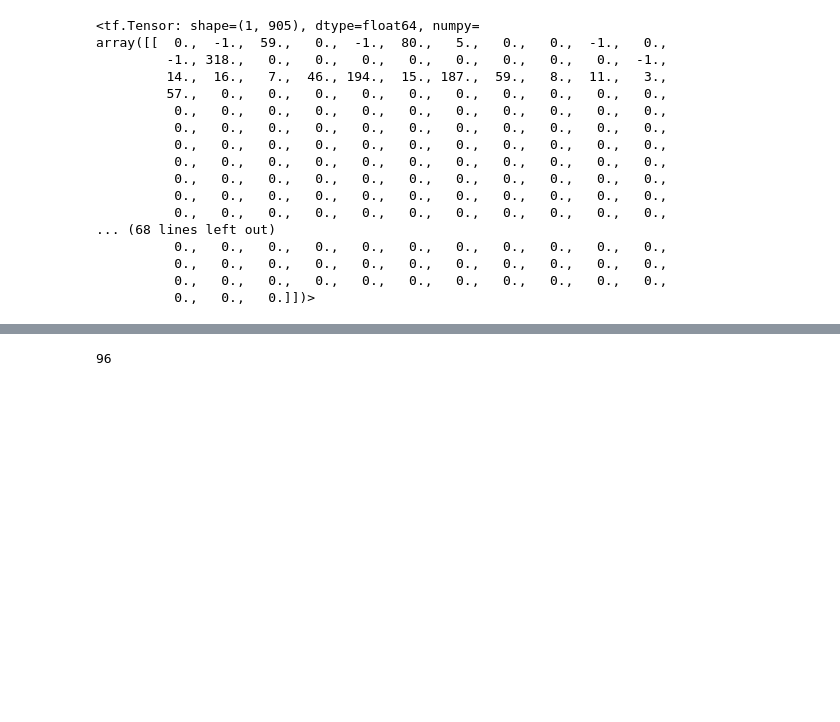
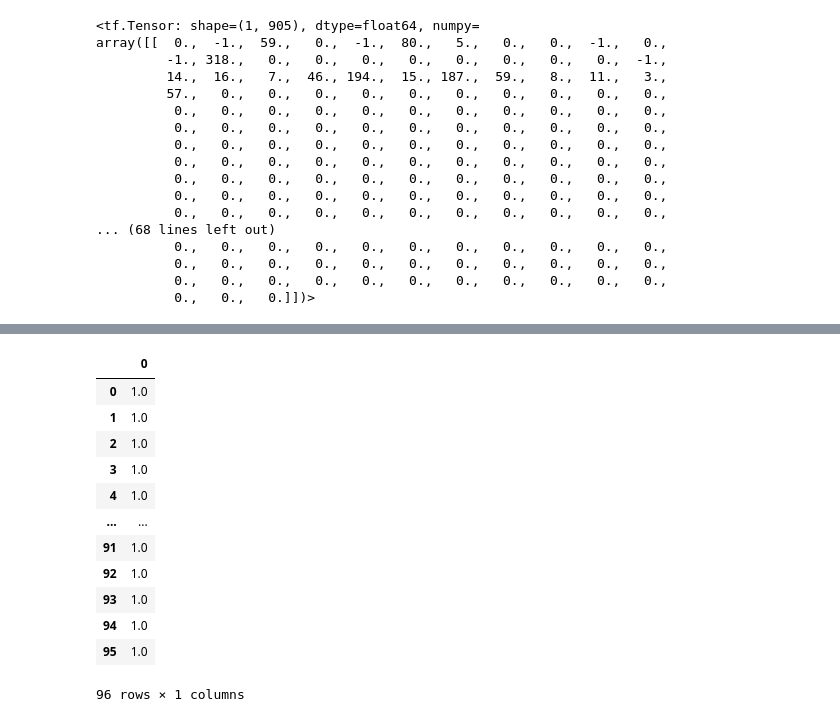
Before and after one commit to X99S5/Transformer_Based_Yugioh_Comparator_Model, a Jupyter notebook: Main.ipynb, the cells around one changed output, grey strips where cells are left out. Cells and saved outputs as stored; diff of their text form; code cells hidden in the pictures; blank space fills up the shorter version.

Commit message:
Testing model with more data

```diff
--- a/Main.ipynb
+++ b/Main.ipynb
@@ -414,7 +414,7 @@ class FinalFeedForward(tf.keras.layers.Layer):
       tf.keras.layers.Dense(50, activation='relu'),
       tf.keras.layers.Dense(25, activation='relu'),
       tf.keras.layers.Dropout(dropout_rate),
-      tf.keras.layers.Dense(1 , activation='softmax')
+      tf.keras.layers.Dense(1 , activation='sigmoid')
 
     ])
 
@@ -464,8 +464,8 @@ def Train_Gen():
     seti0 = [i[0] for i in Training_Validation_Dataset]
     seti1 = [i[1] for i in Training_Validation_Dataset]
     seti2 = [i[2] for i in Training_Validation_Dataset]
-    for _ in range(330):
-        r_int = random.randint(0 , 200)
+    for _ in range(2000):
+        r_int = random.randint(0 , 700)
         train_seti0 = tf.convert_to_tensor(seti0[r_int:r_int+30])
         train_seti1 = tf.convert_to_tensor(seti1[r_int:r_int+30])
         train_seti2 = tf.convert_to_tensor(seti2[r_int:r_int+30])
@@ -477,7 +477,7 @@ def Val_Gen():
     seti1 = [i[1] for i in Training_Validation_Dataset]
     seti2 = [i[2] for i in Training_Validation_Dataset]
     for _ in range(330):
-        r_int = random.randint(230 , 400)
+        r_int = random.randint(730 , 830)
         val_seti0 = tf.convert_to_tensor(seti0[r_int:r_int+50])
         val_seti1 = tf.convert_to_tensor(seti1[r_int:r_int+50])
         val_seti2 = tf.convert_to_tensor(seti2[r_int:r_int+50])
@@ -497,19 +497,33 @@ def Experimentation_Gen():
         exp_seti2 = tf.convert_to_tensor(seti2[r_int:r_int+1])
 
         yield (exp_seti0,exp_seti1), exp_seti2
+
+def Experimentation_Gen2():
+    seti0 = [i[0] for i in Training_Validation_Dataset]
+    seti1 = [i[1] for i in Training_Validation_Dataset]
+    seti2 = [i[2] for i in Training_Validation_Dataset]
+
+    for _ in range(len(Training_Validation_Dataset)):
+        # For some reason i doesnt iterate and gets stuck at 0 , so had to use random int
+        r_int = random.randint(0 , 90)
+        exp_seti0 = tf.convert_to_tensor(seti0[r_int:r_int+1])
+        exp_seti1 = tf.convert_to_tensor(seti1[r_int:r_int+1])
+        exp_seti2 = tf.convert_to_tensor(seti2[r_int:r_int+1])
+
+        yield (exp_seti0,exp_seti1), exp_seti2
 # %%
 #Testing accuracy is much higher than training accuracy. This is due to dropouts causing lower accuracy during training but giving a more robust model when testing
-Model = FullModel(100 , 12647 , 1000 , 0.1 , 2)
+Model = FullModel(100 , 12647 , 1000 , 0.3 , 2)
 
 learning_rate = CustomSchedule(d_model = 100)
 
 optimizer = tf.keras.optimizers.Adam(learning_rate, beta_1=0.9, beta_2=0.98, epsilon=1e-9)
 
 Model.compile(
-    loss= tf.keras.losses.BinaryCrossentropy(from_logits=True),
+    loss= tf.keras.losses.BinaryCrossentropy(),
     optimizer=optimizer,
     metrics= 'accuracy' )
 
-history = Model.fit(Train_Gen() , epochs=30,
+history = Model.fit(Train_Gen() , epochs=20,
                                validation_data = Val_Gen()  , steps_per_epoch=10 , batch_size=30 , validation_steps=10 , validation_batch_size=50)
 # %% [output]
@@ -546,4 +578,16 @@ print(count/len(pred))
-# %%
-len(pred)
-# %% [output]
-96
+# %%
+pred
+# %% [output]
+|  | 0 |
+| 0 | 1.0 |
+| 1 | 1.0 |
+| 2 | 1.0 |
+| 3 | 1.0 |
+| 4 | 1.0 |
+| ... | ... |
+| 91 | 1.0 |
+| 92 | 1.0 |
+| 93 | 1.0 |
+| 94 | 1.0 |
+| 95 | 1.0 |
+96 rows × 1 columns
```
Also changed, not shown: parts of 7 cells of this notebook.
